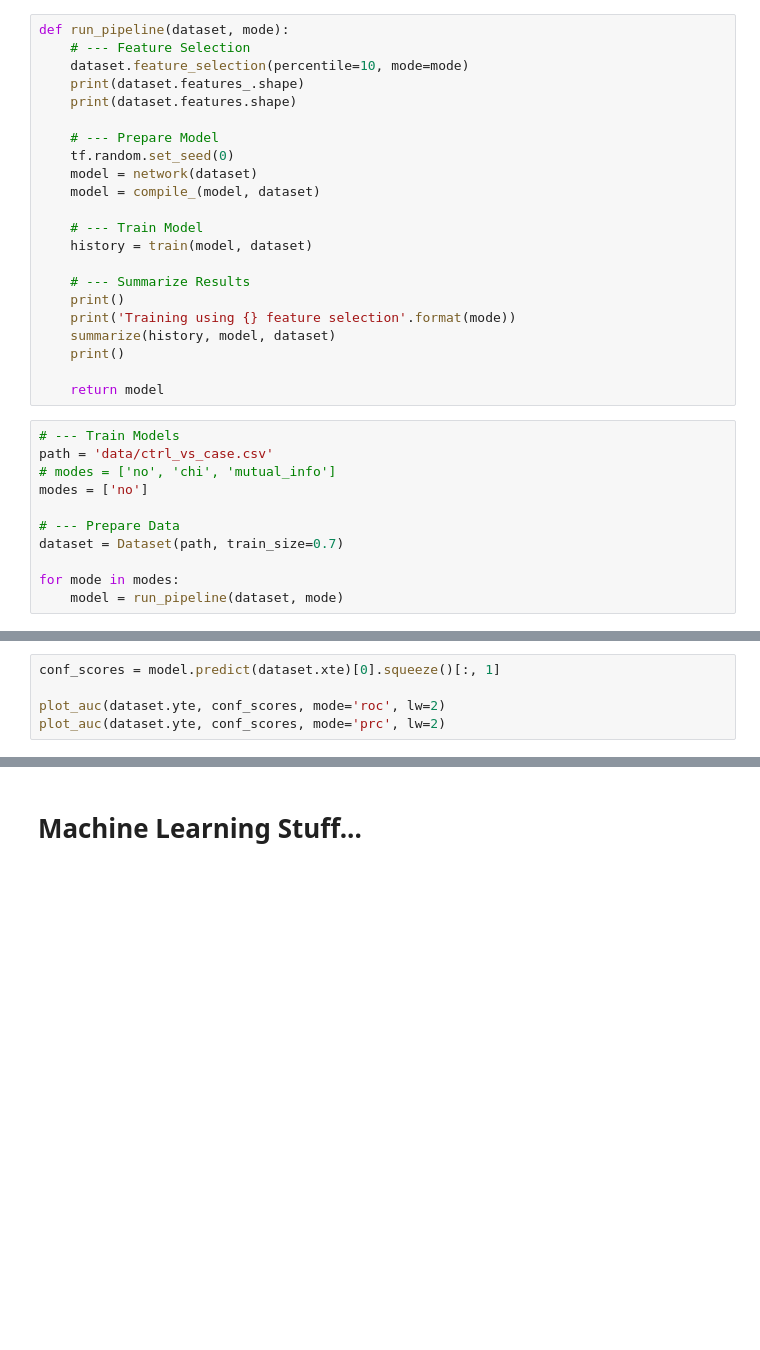
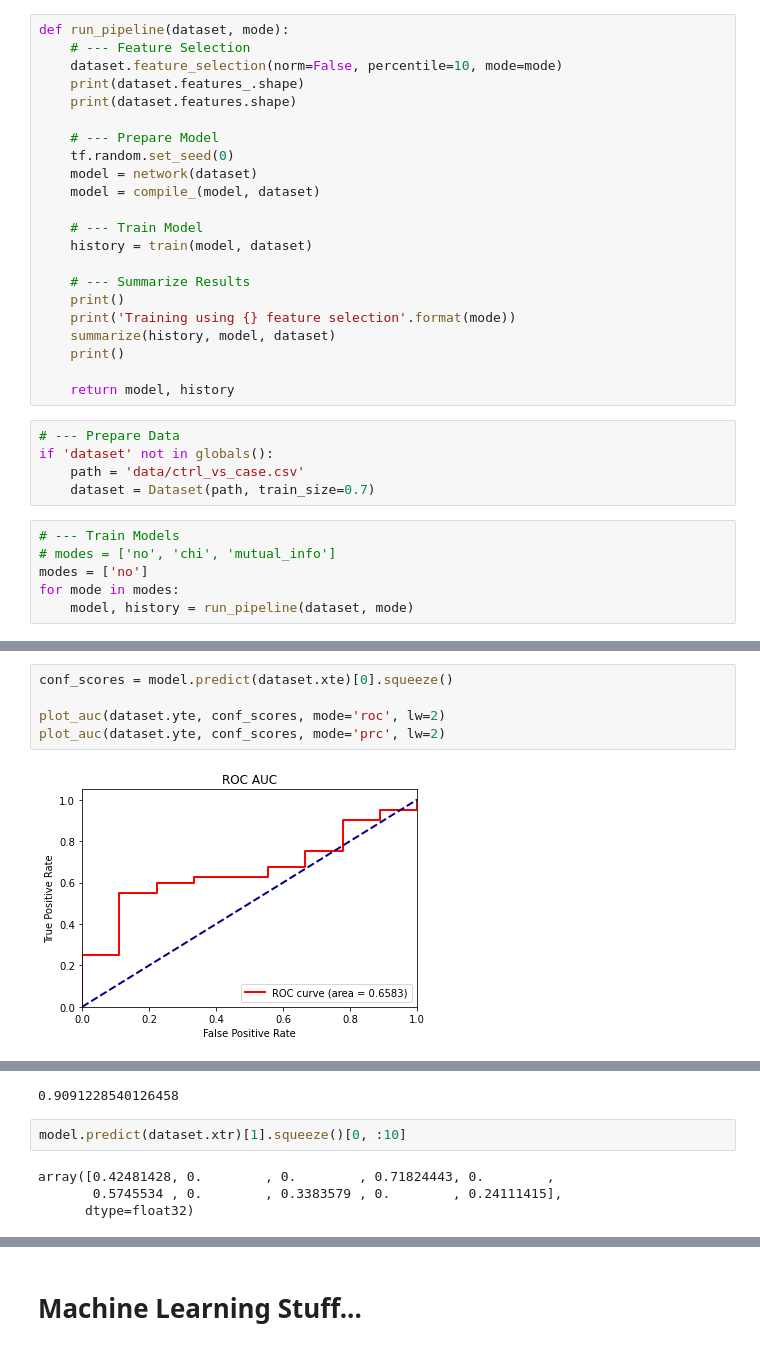
Before and after one commit to Brandhsu/als, a Jupyter notebook: als_notebook.ipynb, the cells around one changed output, grey strips where cells are left out. Saved outputs shown, nothing was run; the diff lists cells and outputs as text; blank space fills up the shorter version.

Commit message:
add trainer + custom functions + better reproducibility

```diff
--- a/als_notebook.ipynb
+++ b/als_notebook.ipynb
@@ -128,7 +142,7 @@ def default_dataset():
 # %%
 def run_pipeline(dataset, mode):
     # --- Feature Selection
-    dataset.feature_selection(percentile=10, mode=mode)
+    dataset.feature_selection(norm=False, percentile=10, mode=mode)
     print(dataset.features_.shape)
     print(dataset.features.shape)
 
@@ -146,15 +160,15 @@ def run_pipeline(dataset, mode):
     summarize(history, model, dataset)
     print()
 
-    return model
+    return model, history
+# %%
+# --- Prepare Data
+if 'dataset' not in globals():
+    path = 'data/ctrl_vs_case.csv'
+    dataset = Dataset(path, train_size=0.7)
 # %%
 # --- Train Models
-path = 'data/ctrl_vs_case.csv'
 # modes = ['no', 'chi', 'mutual_info']
 modes = ['no']
-
-# --- Prepare Data
-dataset = Dataset(path, train_size=0.7)
-
 for mode in modes:
-    model = run_pipeline(dataset, mode)
+    model, history = run_pipeline(dataset, mode)
@@ -161,5 +193,7 @@ for mode in modes:
 # %%
-conf_scores = model.predict(dataset.xte)[0].squeeze()[:, 1]
+conf_scores = model.predict(dataset.xte)[0].squeeze()
 
 plot_auc(dataset.yte, conf_scores, mode='roc', lw=2)
 plot_auc(dataset.yte, conf_scores, mode='prc', lw=2)
+# %% [output]
+[figure, added]
@@ -165,0 +201,7 @@ plot_auc(dataset.yte, conf_scores, mode='prc', lw=2)
+0.9091228540126458
+# %%
+model.predict(dataset.xtr)[1].squeeze()[0, :10]
+# %% [output]
+array([0.42481428, 0.        , 0.        , 0.71824443, 0.        ,
+       0.5745534 , 0.        , 0.3383579 , 0.        , 0.24111415],
+      dtype=float32)
```
Also changed, not shown: parts of 15 cells of this notebook, 3 other files.
